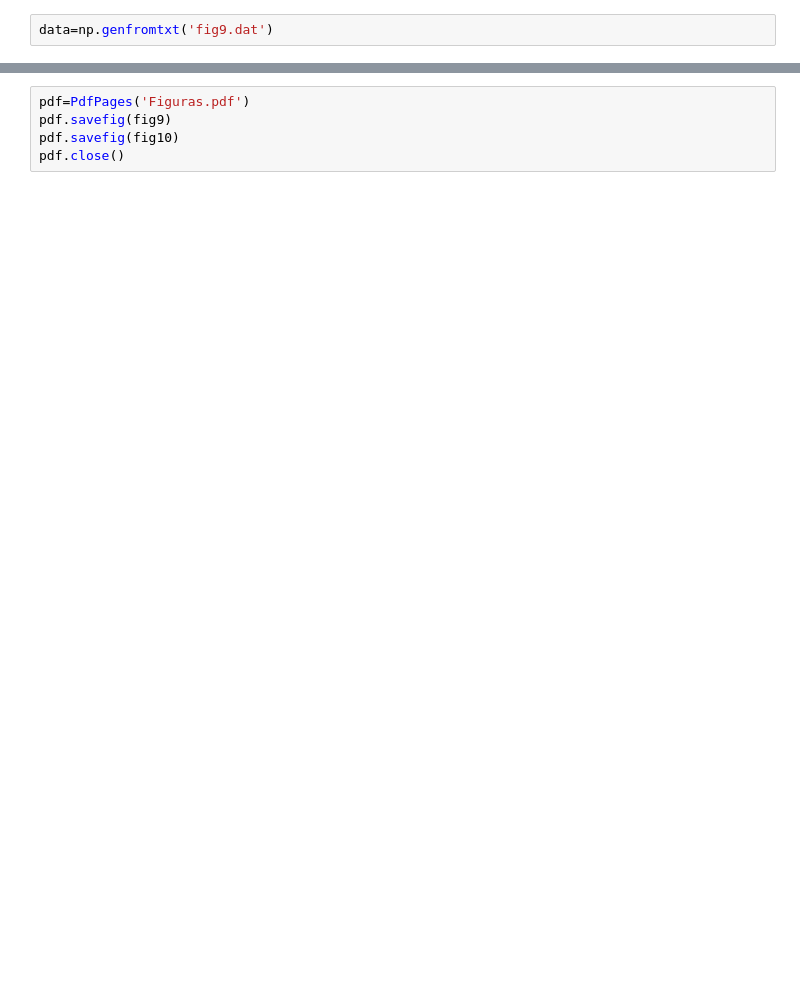
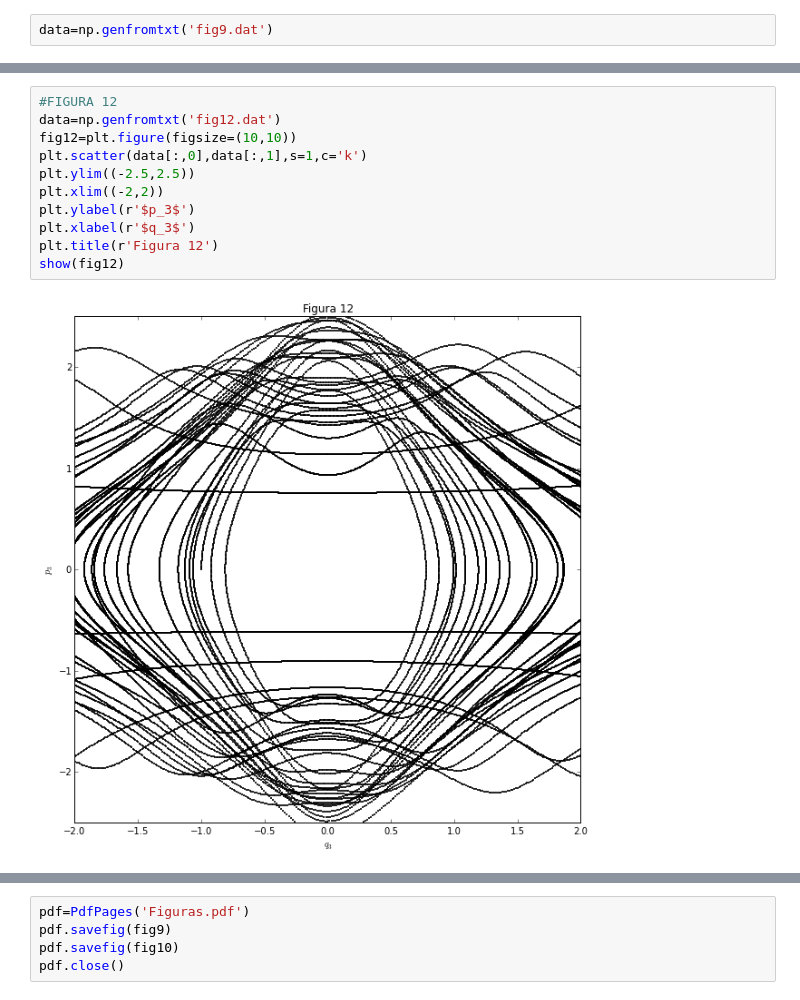
Before and after one commit to diitaz93/MCA, a Jupyter notebook: tarea_1/3_cuerpos/tareatemp.ipynb, the cells around one changed output, grey strips where cells are left out. Drawn from its saved outputs; the diff is of its cells as text; blank space fills up the shorter version.

```diff
--- a/tarea_1/3_cuerpos/tareatemp.ipynb
+++ b/tarea_1/3_cuerpos/tareatemp.ipynb
@@ -57,0 +68,13 @@ plt.show(fig9)
+# %%
+#FIGURA 12
+data=np.genfromtxt('fig12.dat')
+fig12=plt.figure(figsize=(10,10))
+plt.scatter(data[:,0],data[:,1],s=1,c='k')
+plt.ylim((-2.5,2.5))
+plt.xlim((-2,2))
+plt.ylabel(r'$p_3$')
+plt.xlabel(r'$q_3$')
+plt.title(r'Figura 12')
+show(fig12)
+# %% [output]
+[figure, added]
```
Also changed, not shown: parts of 11 cells of this notebook, 13 other files.
